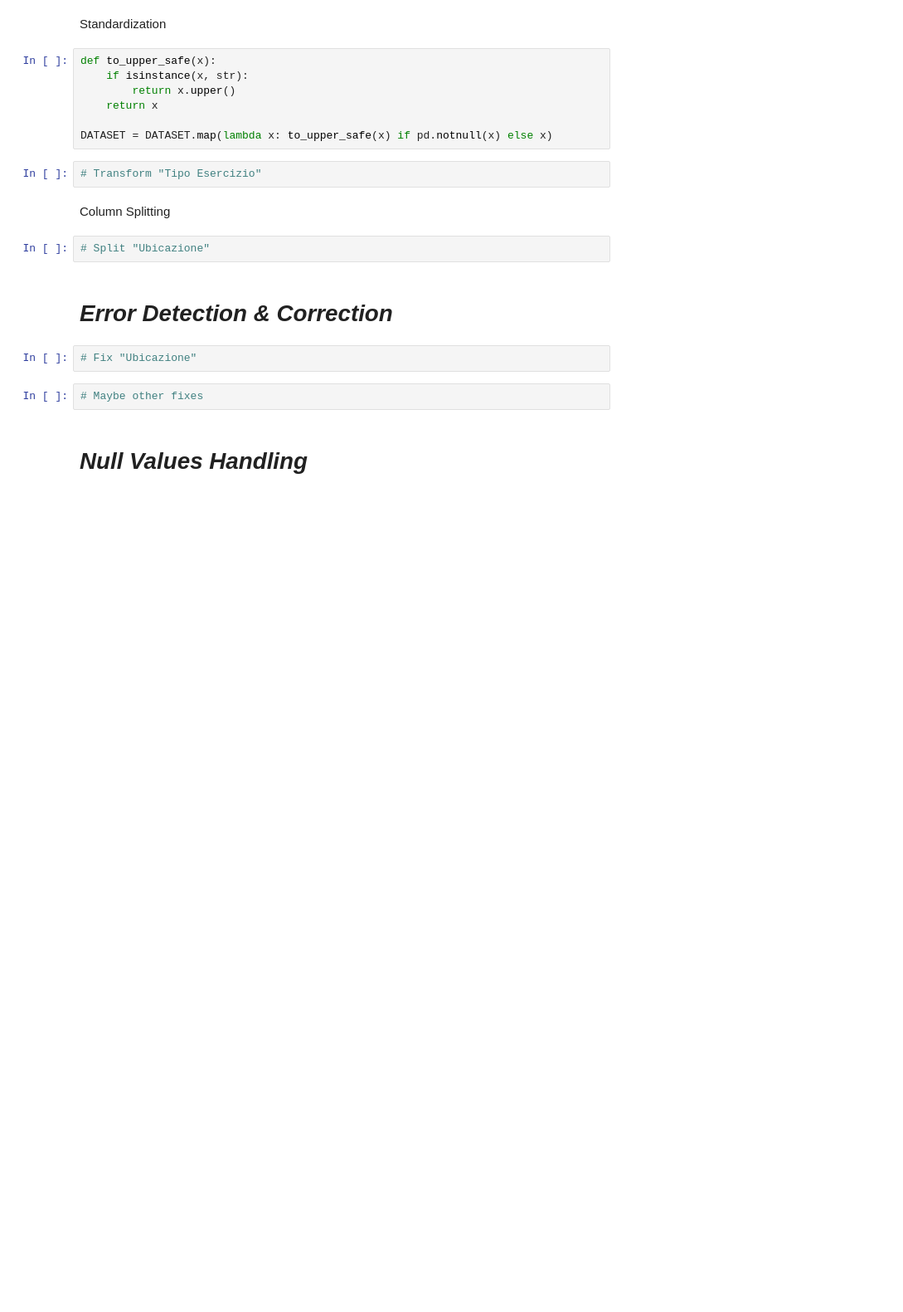
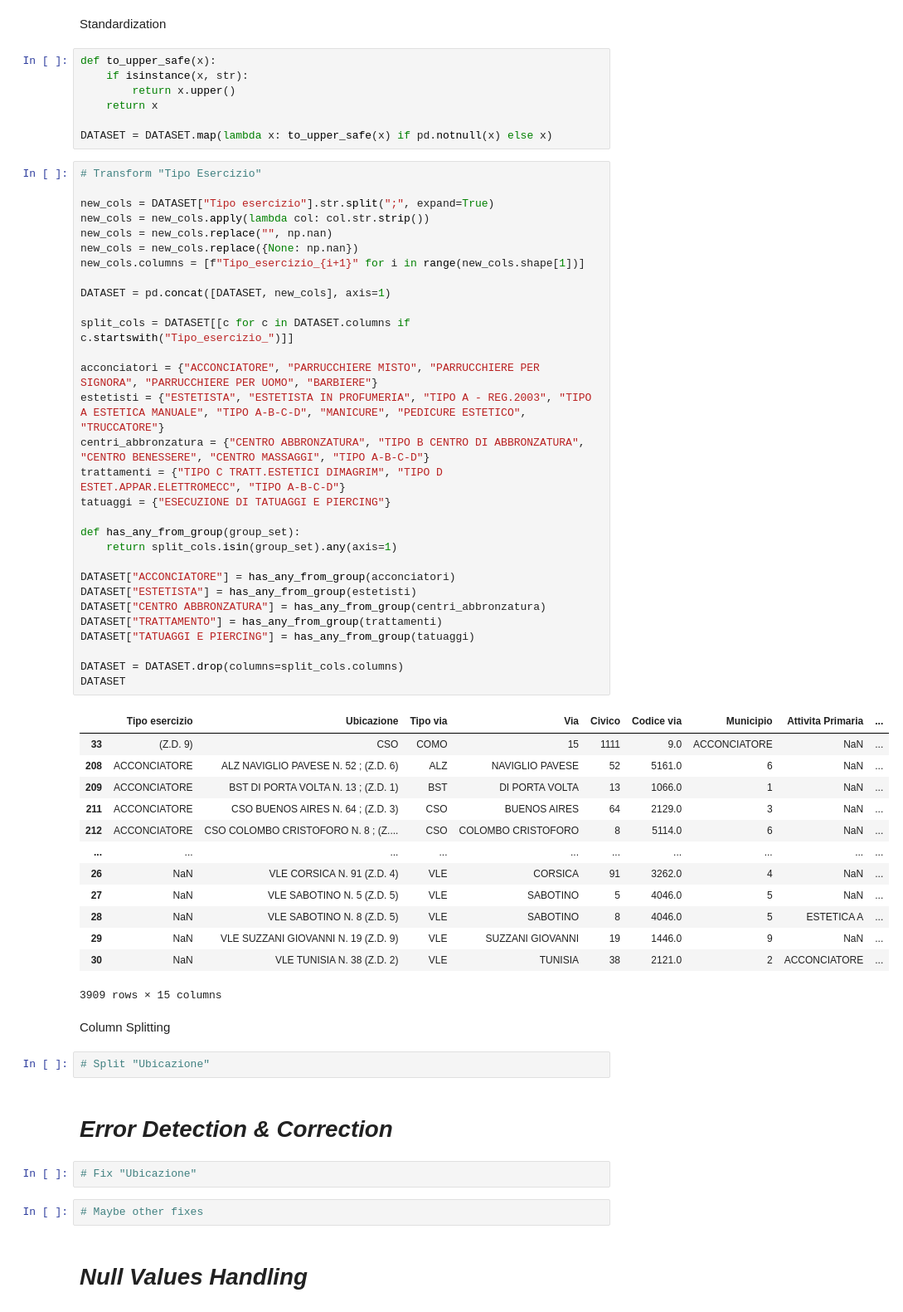
Before and after one commit to leonardotisato/DQP, a Jupyter notebook: project.ipynb, the cells around one changed output. Shown at 83% size. Drawn from its saved outputs; the diff is of its cells as text; blank space fills up the shorter version.

```diff
--- a/project.ipynb
+++ b/project.ipynb
@@ -175,6 +172,48 @@ def to_upper_safe(x):
 DATASET = DATASET.map(lambda x: to_upper_safe(x) if pd.notnull(x) else x)
 # %%
 # Transform "Tipo Esercizio"
+
+new_cols = DATASET["Tipo esercizio"].str.split(";", expand=True)
+new_cols = new_cols.apply(lambda col: col.str.strip())
+new_cols = new_cols.replace("", np.nan)
+new_cols = new_cols.replace({None: np.nan})
+new_cols.columns = [f"Tipo_esercizio_{i+1}" for i in range(new_cols.shape[1])]
+
+DATASET = pd.concat([DATASET, new_cols], axis=1)
+
+split_cols = DATASET[[c for c in DATASET.columns if c.startswith("Tipo_esercizio_")]]
+
+acconciatori = {"ACCONCIATORE", "PARRUCCHIERE MISTO", "PARRUCCHIERE PER SIGNORA", "PARRUCCHIERE PER UOMO", "BARBIERE"}
+estetisti = {"ESTETISTA", "ESTETISTA IN PROFUMERIA", "TIPO A - REG.2003", "TIPO A ESTETICA MANUALE", "TIPO A-B-C-D", "MANICURE", "PEDICURE ESTETICO", "TRUCCATORE"}
+centri_abbronzatura = {"CENTRO ABBRONZATURA", "TIPO B CENTRO DI ABBRONZATURA", "CENTRO BENESSERE", "CENTRO MASSAGGI", "TIPO A-B-C-D"}
+trattamenti = {"TIPO C TRATT.ESTETICI DIMAGRIM", "TIPO D ESTET.APPAR.ELETTROMECC", "TIPO A-B-C-D"}
+tatuaggi = {"ESECUZIONE DI TATUAGGI E PIERCING"}
+
+def has_any_from_group(group_set):
+    return split_cols.isin(group_set).any(axis=1)
+
+DATASET["ACCONCIATORE"] = has_any_from_group(acconciatori)
+DATASET["ESTETISTA"] = has_any_from_group(estetisti)
+DATASET["CENTRO ABBRONZATURA"] = has_any_from_group(centri_abbronzatura)
+DATASET["TRATTAMENTO"] = has_any_from_group(trattamenti)
+DATASET["TATUAGGI E PIERCING"] = has_any_from_group(tatuaggi)
+
+DATASET = DATASET.drop(columns=split_cols.columns)
+DATASET
+# %% [output]
+|  | Tipo esercizio | Ubicazione | Tipo via | Via | Civico | Codice via | Municipio | Attivita Primaria | ... |
+| 33 | (Z.D. 9) | CSO | COMO | 15 | 1111 | 9.0 | ACCONCIATORE | NaN | ... |
+| 208 | ACCONCIATORE | ALZ NAVIGLIO PAVESE N. 52 ; (Z.D. 6) | ALZ | NAVIGLIO PAVESE | 52 | 5161.0 | 6 | NaN | ... |
+| 209 | ACCONCIATORE | BST DI PORTA VOLTA N. 13 ; (Z.D. 1) | BST | DI PORTA VOLTA | 13 | 1066.0 | 1 | NaN | ... |
+| 211 | ACCONCIATORE | CSO BUENOS AIRES N. 64 ; (Z.D. 3) | CSO | BUENOS AIRES | 64 | 2129.0 | 3 | NaN | ... |
+| 212 | ACCONCIATORE | CSO COLOMBO CRISTOFORO N. 8 ; (Z.... | CSO | COLOMBO CRISTOFORO | 8 | 5114.0 | 6 | NaN | ... |
+| ... | ... | ... | ... | ... | ... | ... | ... | ... | ... |
+| 26 | NaN | VLE CORSICA N. 91 (Z.D. 4) | VLE | CORSICA | 91 | 3262.0 | 4 | NaN | ... |
+| 27 | NaN | VLE SABOTINO N. 5 (Z.D. 5) | VLE | SABOTINO | 5 | 4046.0 | 5 | NaN | ... |
+| 28 | NaN | VLE SABOTINO N. 8 (Z.D. 5) | VLE | SABOTINO | 8 | 4046.0 | 5 | ESTETICA A | ... |
+| 29 | NaN | VLE SUZZANI GIOVANNI N. 19 (Z.D. 9) | VLE | SUZZANI GIOVANNI | 19 | 1446.0 | 9 | NaN | ... |
+| 30 | NaN | VLE TUNISIA N. 38 (Z.D. 2) | VLE | TUNISIA | 38 | 2121.0 | 2 | ACCONCIATORE | ... |
+3909 rows × 15 columns
 # %% [markdown]
 Column Splitting
 # %%
```
Also changed, not shown: parts of 9 cells of this notebook.
